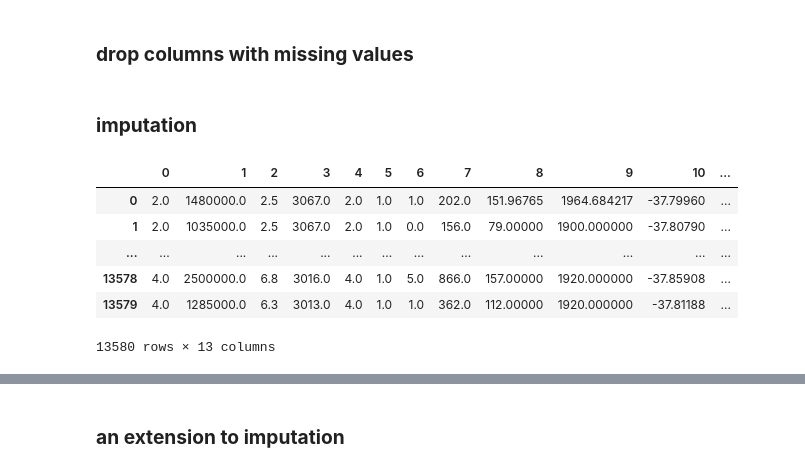
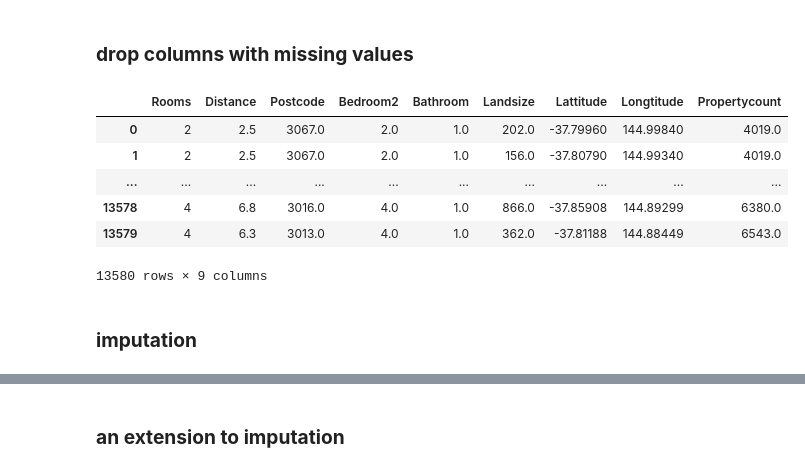
Before and after one commit to dddiiirrr3/ml, a Jupyter notebook: scikit-learn/basic.ipynb, the cells around one changed output, grey strips where cells are left out. Cells and saved outputs as stored; diff of their text form; code cells hidden in the pictures.

```diff
--- a/scikit-learn/basic.ipynb
+++ b/scikit-learn/basic.ipynb
@@ -54,3 +53,15 @@ melb_dmv = melb.dropna(axis=0)
+# %%
+X_melb_dmv = X_melb.dropna(axis=1)
+# %%
+X_melb_dmv
+# %% [output]
+|  | Rooms | Distance | Postcode | Bedroom2 | Bathroom | Landsize | Lattitude | Longtitude | Propertycount |
+| 0 | 2 | 2.5 | 3067.0 | 2.0 | 1.0 | 202.0 | -37.79960 | 144.99840 | 4019.0 |
+| 1 | 2 | 2.5 | 3067.0 | 2.0 | 1.0 | 156.0 | -37.80790 | 144.99340 | 4019.0 |
+| ... | ... | ... | ... | ... | ... | ... | ... | ... | ... |
+| 13578 | 4 | 6.8 | 3016.0 | 4.0 | 1.0 | 866.0 | -37.85908 | 144.89299 | 6380.0 |
+| 13579 | 4 | 6.3 | 3013.0 | 4.0 | 1.0 | 362.0 | -37.81188 | 144.88449 | 6543.0 |
+13580 rows × 9 columns
 # %% [markdown]
 ### **imputation**
 # %%
@@ -60,10 +71,2 @@ my_imputer = SimpleImputer()
 # %%
-pd.DataFrame(my_imputer.fit_transform(X_melb))
+X_melb_imput = pd.DataFrame(my_imputer_1.fit_transform(X_melb))
-# %% [output]
-|  | 0 | 1 | 2 | 3 | 4 | 5 | 6 | 7 | 8 | 9 | 10 | ... |
-| 0 | 2.0 | 1480000.0 | 2.5 | 3067.0 | 2.0 | 1.0 | 1.0 | 202.0 | 151.96765 | 1964.684217 | -37.79960 | ... |
-| 1 | 2.0 | 1035000.0 | 2.5 | 3067.0 | 2.0 | 1.0 | 0.0 | 156.0 | 79.00000 | 1900.000000 | -37.80790 | ... |
-| ... | ... | ... | ... | ... | ... | ... | ... | ... | ... | ... | ... | ... |
-| 13578 | 4.0 | 2500000.0 | 6.8 | 3016.0 | 4.0 | 1.0 | 5.0 | 866.0 | 157.00000 | 1920.000000 | -37.85908 | ... |
-| 13579 | 4.0 | 1285000.0 | 6.3 | 3013.0 | 4.0 | 1.0 | 1.0 | 362.0 | 112.00000 | 1920.000000 | -37.81188 | ... |
-13580 rows × 13 columns
```
Also changed, not shown: parts of 15 cells of this notebook, 1 other file.
